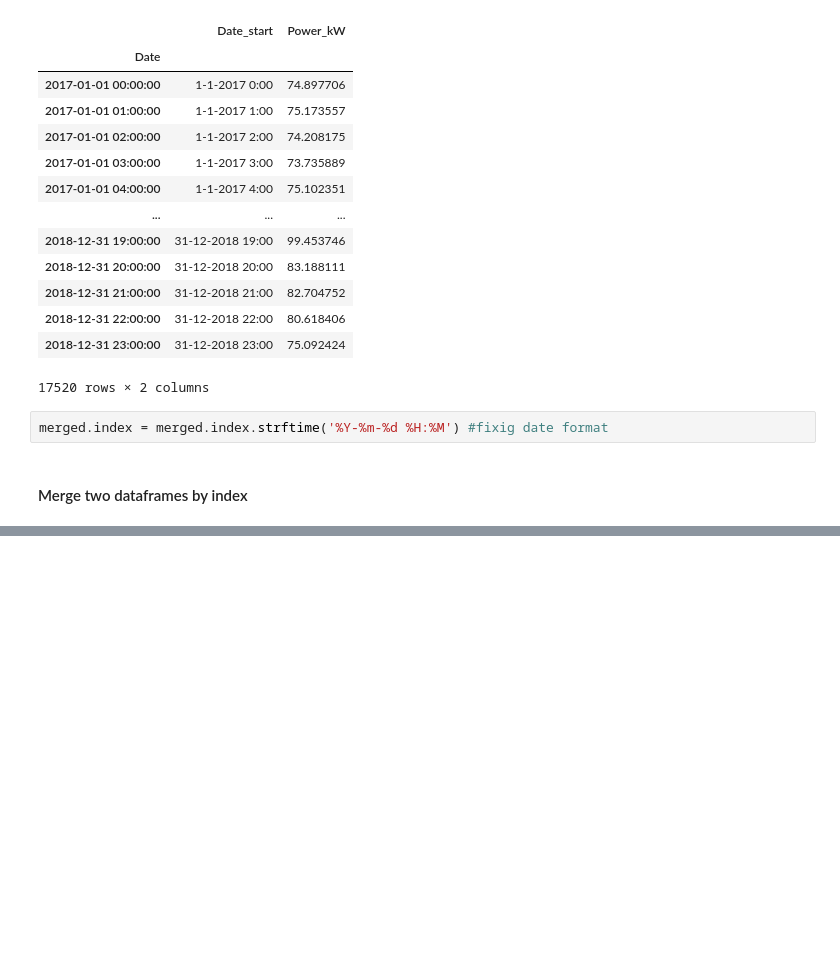
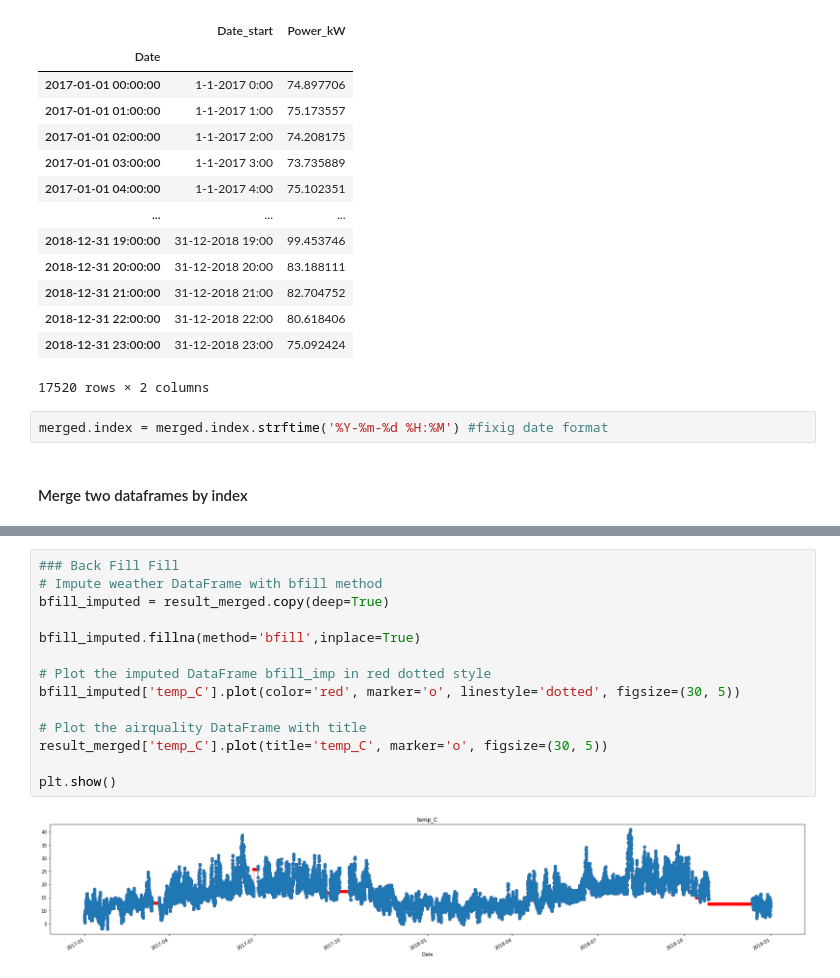
Before and after one commit to INmais/Energy_Services_2022, a Jupyter notebook: Energy_Services_2022_Office_Hours_22_03.ipynb, the cells around one changed output, grey strips where cells are left out. Saved outputs shown, nothing was run; the diff lists cells and outputs as text; blank space fills up the shorter version.

```diff
--- a/Energy_Services_2022_Office_Hours_22_03.ipynb
+++ b/Energy_Services_2022_Office_Hours_22_03.ipynb
@@ -372,0 +466,16 @@ result
+# %%
+### Back Fill Fill
+# Impute weather DataFrame with bfill method
+bfill_imputed = result_merged.copy(deep=True)
+
+bfill_imputed.fillna(method='bfill',inplace=True)
+
+# Plot the imputed DataFrame bfill_imp in red dotted style
+bfill_imputed['temp_C'].plot(color='red', marker='o', linestyle='dotted', figsize=(30, 5))
+
+# Plot the airquality DataFrame with title
+result_merged['temp_C'].plot(title='temp_C', marker='o', figsize=(30, 5))
+
+plt.show()
+# %% [output]
+[figure, added]
```
Also changed, not shown: parts of 49 cells of this notebook.
